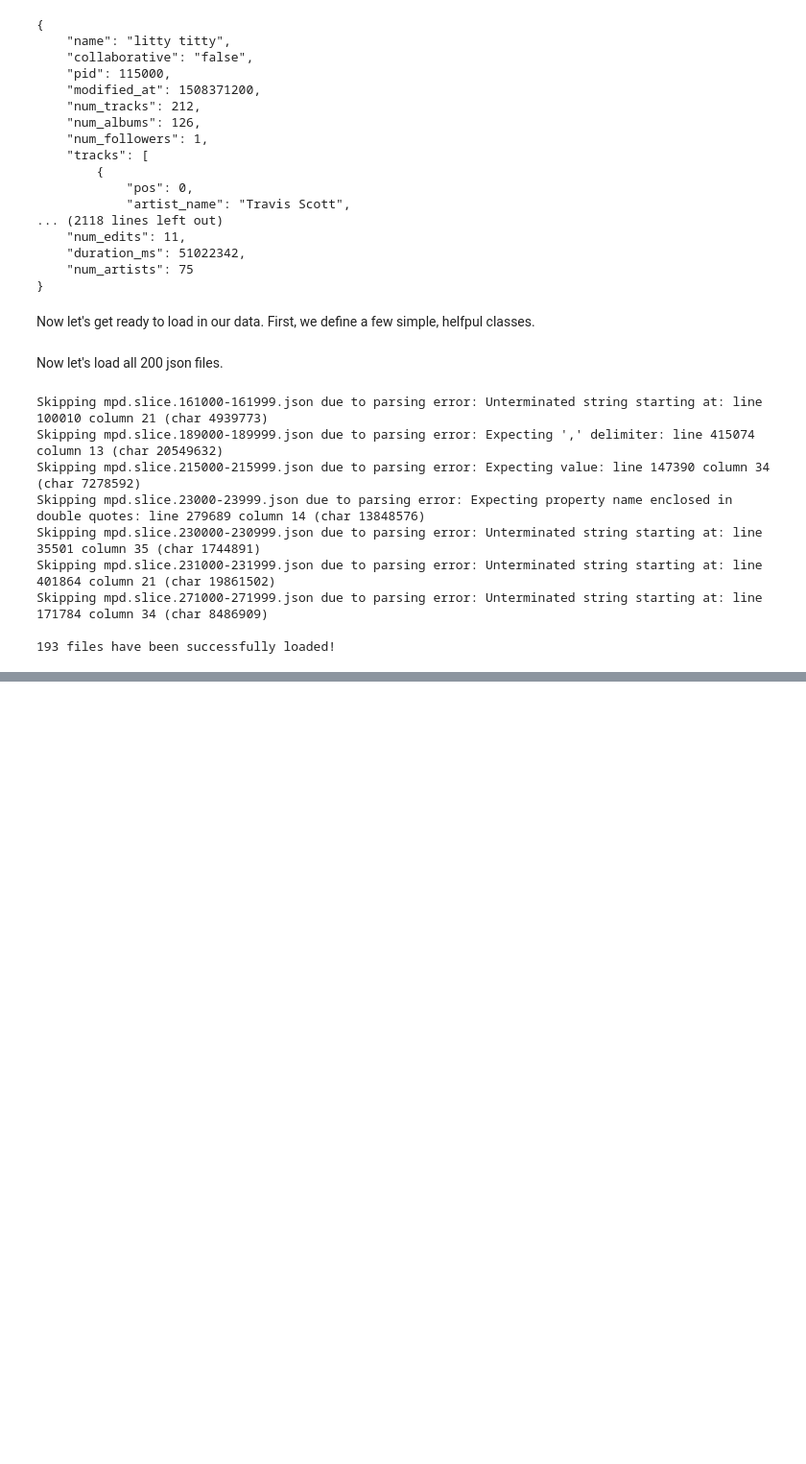
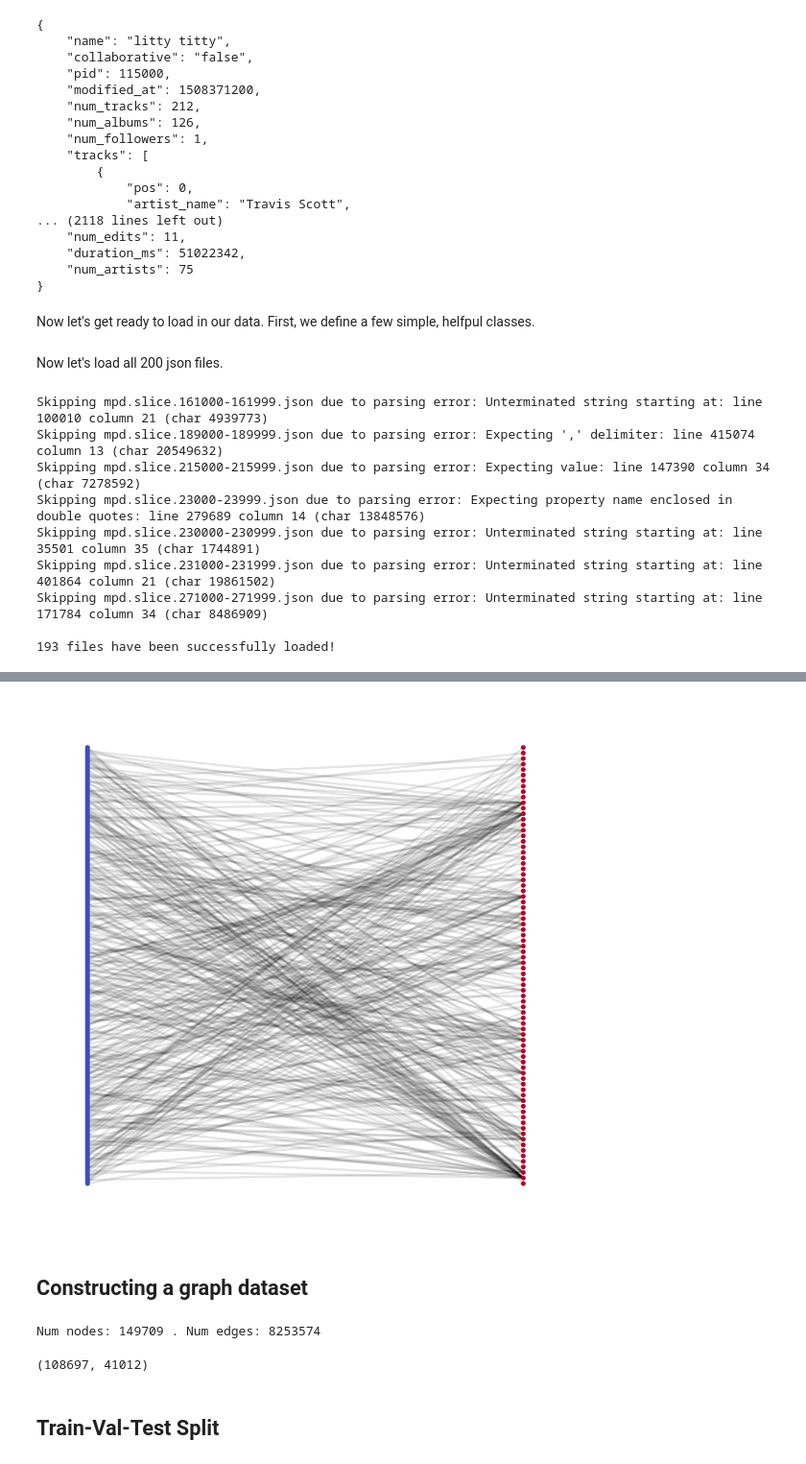
Before and after one commit to TiffanyKousiman/gnn-recommender, a Jupyter notebook: spotify_playlist_recommendation.ipynb, the cells around one changed output, grey strips where cells are left out. Shown at 96% size. Saved outputs shown, nothing was run; the diff lists cells and outputs as text; code cells hidden in the pictures; blank space fills up the shorter version.

```diff
--- a/spotify_playlist_recommendation.ipynb
+++ b/spotify_playlist_recommendation.ipynb
@@ -262,0 +361,48 @@ for json_file in tqdm(JSONs):
+# %%
+# Show the smaller subgraph as bipartite
+top = nx.bipartite.sets(sub_G_sm)[0]
+pos = nx.bipartite_layout(sub_G_sm, top)
+plt.figure(figsize=(10,10))
+nx.draw(sub_G_sm,
+        pos=pos,
+        cmap=plt.get_cmap('coolwarm'),
+        node_color=node_color,
+        node_size = 30,
+        width = 3,
+        edge_color=(0, 0, 0, 0.1))
+# %% [output]
+[figure, added]
+# %% [markdown]
+## Constructing a graph dataset
+# %%
+# Note if you've already generated the graph above, you can skip those steps, and simply run set reload to True!
+reload = True
+if reload:
+  G = pickle.load(open("30core_first_200.pkl", "rb"))
+print('Num nodes:', G.number_of_nodes(), '. Num edges:', G.number_of_edges())
+# %% [output]
+Num nodes: 149709 . Num edges: 8253574
+# %%
+n_nodes, n_edges = G.number_of_nodes(), G.number_of_edges()
+
+# by sorting them we get an ordering playlist1, ..., playlistN, track1, ..., trackN
+sorted_nodes = sorted(list(G.nodes()))
+
+# create dictionaries to index to 0 to n_nodes, will be necessary for when we are using tensors
+node2id = dict(zip(sorted_nodes, np.arange(n_nodes)))
+id2node = dict(zip(np.arange(n_nodes), sorted_nodes))
+
+G = nx.relabel_nodes(G, node2id)
+
+# also keep track of how many playlists, tracks we have
+playlists_idx = [i for i, v in enumerate(node2id.keys()) if "playlist" in v]
+tracks_idx = [i for i, v in enumerate(node2id.keys()) if "track" in v]
+
+n_playlists = np.max(playlists_idx) + 1
+n_tracks = n_nodes - n_playlists
+
+n_playlists, n_tracks
+# %% [output]
+(108697, 41012)
+# %% [markdown]
+## Train-Val-Test Split
```
Also changed, not shown: parts of 18 cells of this notebook.
